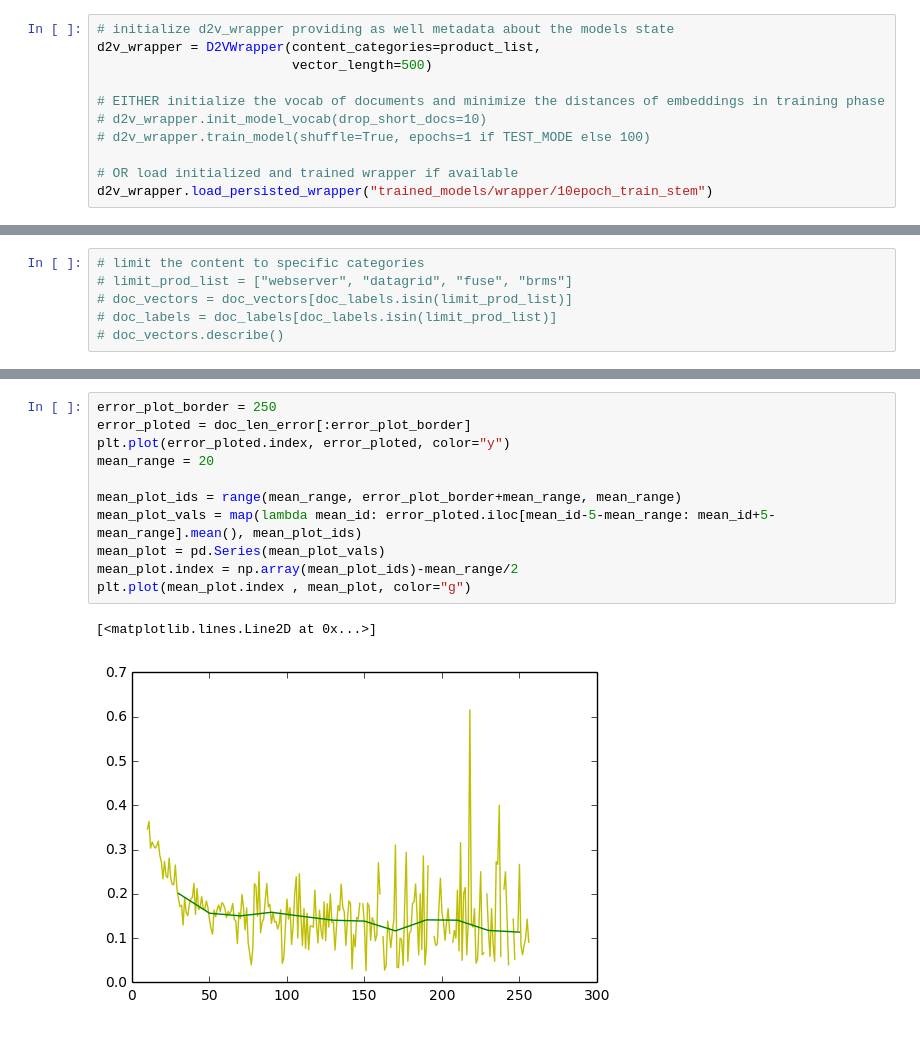
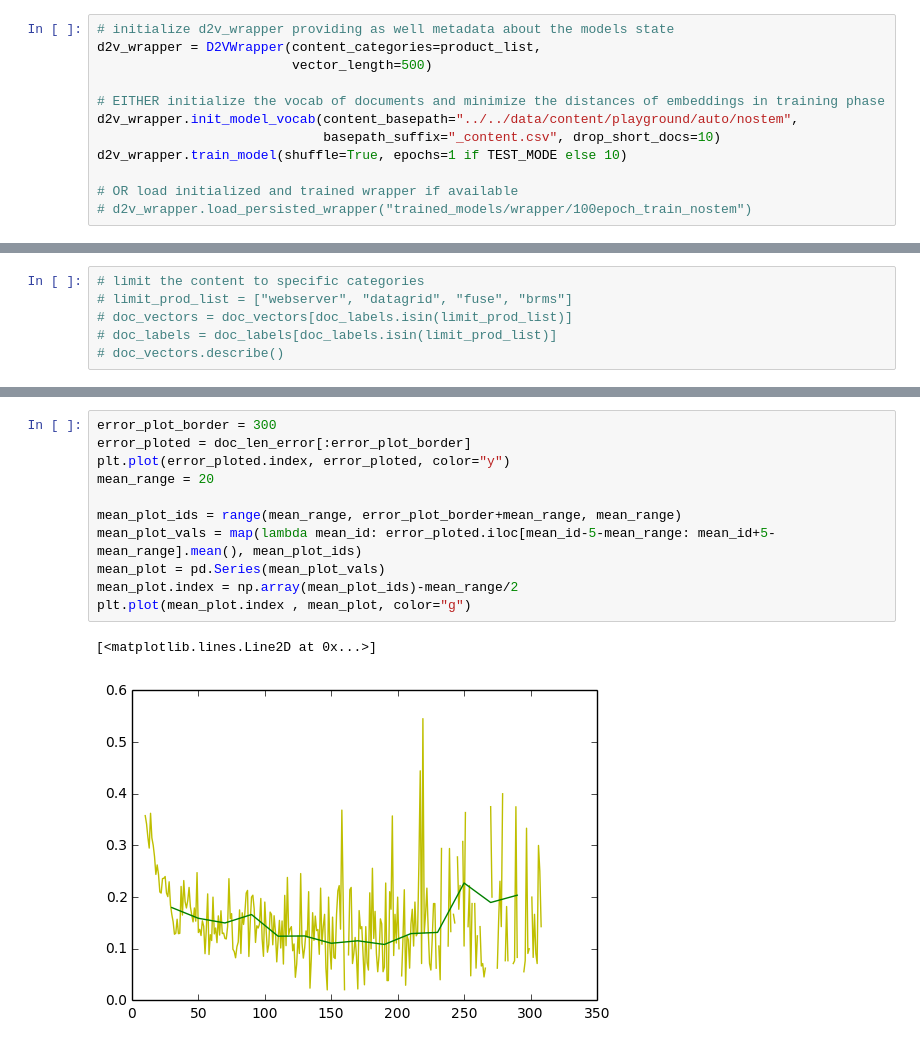
Before and after one commit to searchisko/project-classifier-poc, a Jupyter notebook: classifiers/model/d2v_superior_classifier_logreg_evaled.ipynb, the cells around one changed output, grey strips where cells are left out. Drawn from its saved outputs; the diff is of its cells as text.

Commit message:
Updated logreg classifier to a classification on a stem-persisted content

```diff
--- a/classifiers/model/d2v_superior_classifier_logreg_evaled.ipynb
+++ b/classifiers/model/d2v_superior_classifier_logreg_evaled.ipynb
@@ -51,9 +50,10 @@ d2v_wrapper = D2VWrapper(content_categories=product_list,
                          vector_length=500)
 
 # EITHER initialize the vocab of documents and minimize the distances of embeddings in training phase
-# d2v_wrapper.init_model_vocab(drop_short_docs=10)
-# d2v_wrapper.train_model(shuffle=True, epochs=1 if TEST_MODE else 100)
+d2v_wrapper.init_model_vocab(content_basepath="../../data/content/playground/auto/nostem",
+                             basepath_suffix="_content.csv", drop_short_docs=10)
+d2v_wrapper.train_model(shuffle=True, epochs=1 if TEST_MODE else 10)
 
 # OR load initialized and trained wrapper if available
-d2v_wrapper.load_persisted_wrapper("trained_models/wrapper/10epoch_train_stem")
+# d2v_wrapper.load_persisted_wrapper("trained_models/wrapper/100epoch_train_nostem")
 # %% [output]
@@ -327,17 +349,17 @@ plt.bar(ploted_doc_len_error.index, ploted_doc_len_error, color="y")
 # %%
-error_plot_border = 250
+error_plot_border = 300
 error_ploted = doc_len_error[:error_plot_border]
 plt.plot(error_ploted.index, error_ploted, color="y")
 mean_range = 20
 
 mean_plot_ids = range(mean_range, error_plot_border+mean_range, mean_range)
 mean_plot_vals = map(lambda mean_id: error_ploted.iloc[mean_id-5-mean_range: mean_id+5-mean_range].mean(), mean_plot_ids)
 mean_plot = pd.Series(mean_plot_vals)
 mean_plot.index = np.array(mean_plot_ids)-mean_range/2
 plt.plot(mean_plot.index , mean_plot, color="g")
 # %% [output]
 [<matplotlib.lines.Line2D at 0x...>]
-[figure, old version]
+[figure, new version]
 # %%
 # docs get associated with its content
 logits["content_len"] = pd.Series(logits.index).apply(lambda doc_id:
```
Also changed, not shown: parts of 20 cells of this notebook.
